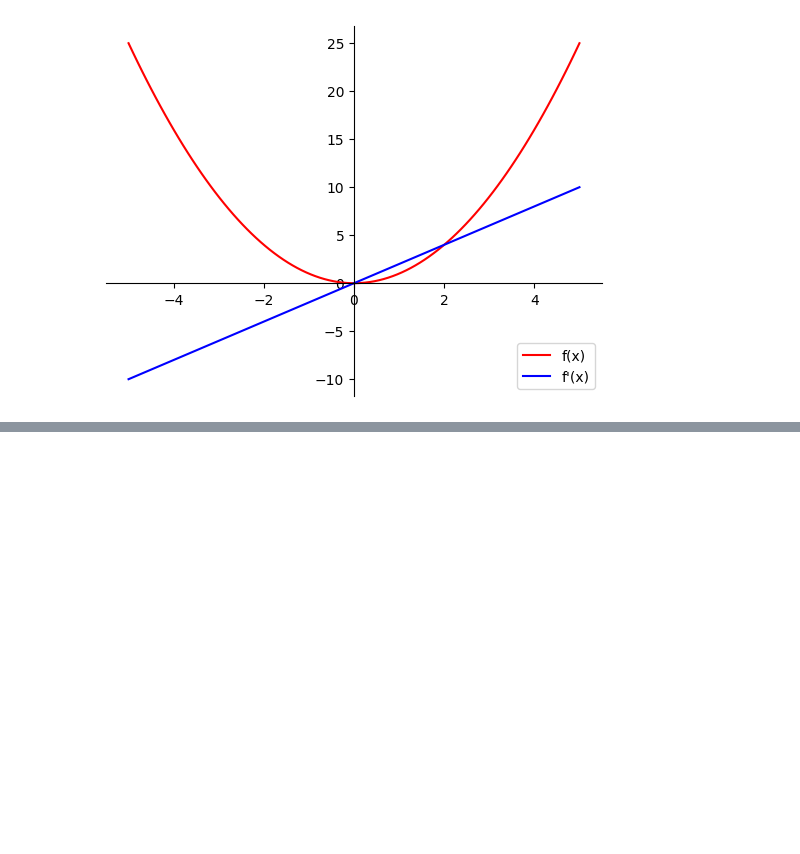
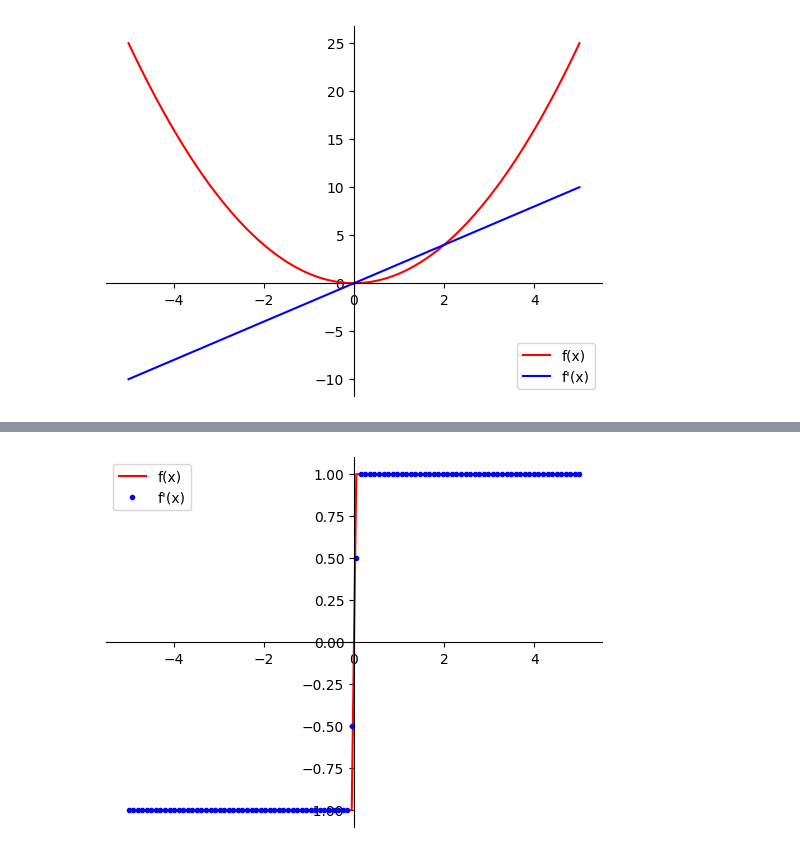
Before and after one commit to Jalilnkh/My-Daily-Python-Learning, a Jupyter notebook: Mathematic in ML/Basic_functions_and_Derivatives.ipynb, the cells around one changed output, grey strips where cells are left out. Saved outputs shown, nothing was run; the diff lists cells and outputs as text; code cells hidden in the pictures; blank space fills up the shorter version.

```diff
--- a/Mathematic in ML/Basic_functions_and_Derivatives.ipynb
+++ b/Mathematic in ML/Basic_functions_and_Derivatives.ipynb
@@ -148,0 +187,14 @@ plot_fx_dfdx(f_symb_np, dfdx_symb_np)
+# %%
+def dfdx_abs(x):
+    if x >0:
+        return 1
+    else:
+        if x < 0:
+            return -1
+        else:
+            return None
+
+
+plot_fx_dfdx(np.vectorize(dfdx_abs), np.gradient(abs(x_array_2), x_array_2))
+# %% [output]
+[figure, added]
```
Also changed, not shown: parts of 25 cells of this notebook.
